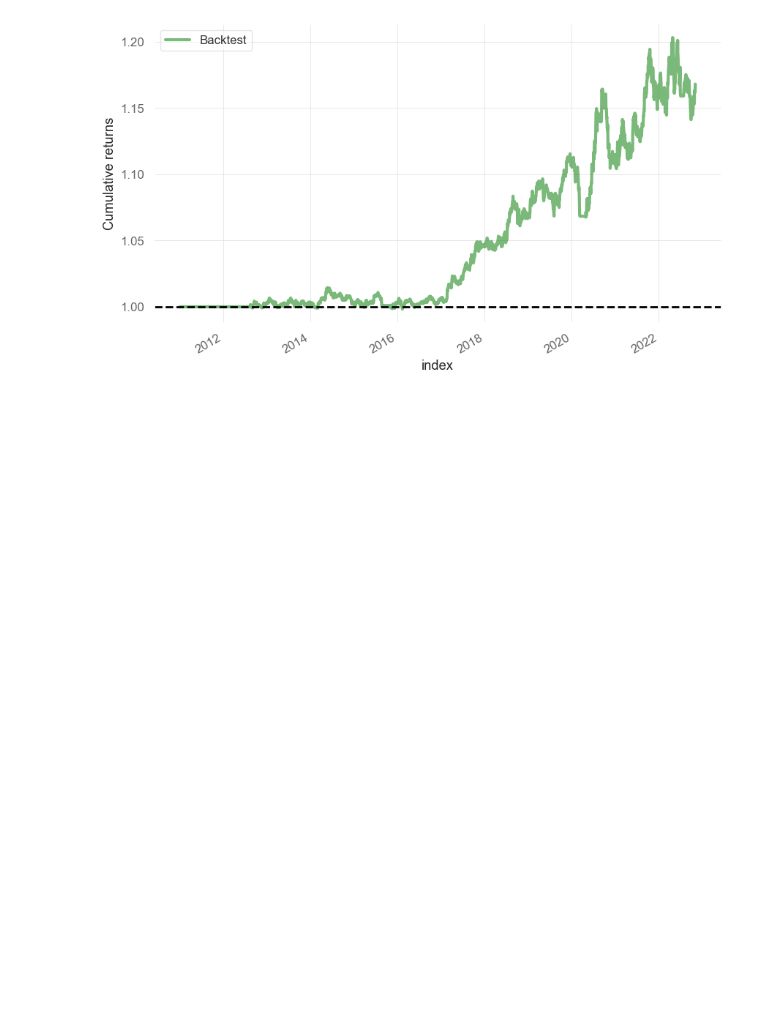
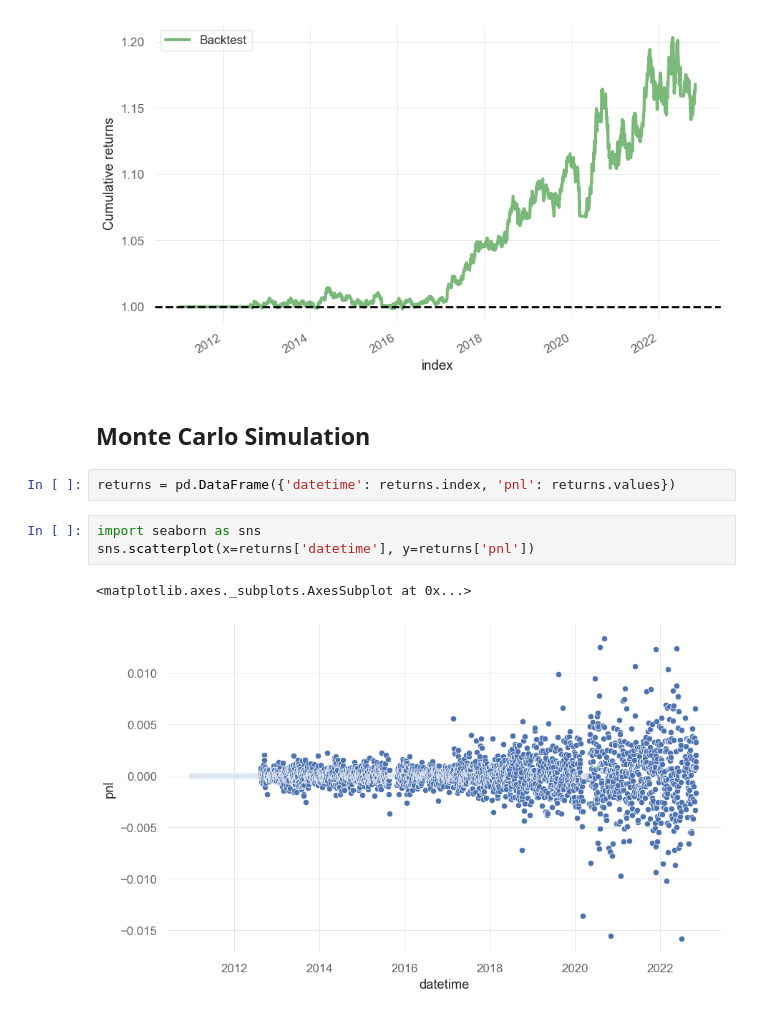
Before and after one commit to intilt/Intrade_ai, a Jupyter notebook: Notebooks/Reliance strategies/Trend Following Strategy/Friday Trend Following/friday_trend.ipynb, the cells around one changed output. Saved outputs shown, nothing was run; the diff lists cells and outputs as text; blank space fills up the shorter version.

```diff
--- a/Notebooks/Reliance strategies/Trend Following Strategy/Friday Trend Following/friday_trend.ipynb
+++ b/Notebooks/Reliance strategies/Trend Following Strategy/Friday Trend Following/friday_trend.ipynb
@@ -61,3 +61,13 @@ if __name__ == '__main__':
     pf.plotting.plot_rolling_returns(returns)
 # %% [output]
 [figure]
+# %% [markdown]
+## Monte Carlo Simulation
+# %%
+returns = pd.DataFrame({'datetime': returns.index, 'pnl': returns.values})
+# %%
+import seaborn as sns
+sns.scatterplot(x=returns['datetime'], y=returns['pnl'])
+# %% [output]
+<matplotlib.axes._subplots.AxesSubplot at 0x...>
+[figure, added]
```
Also changed, not shown: parts of 7 cells of this notebook, 23 other files.
